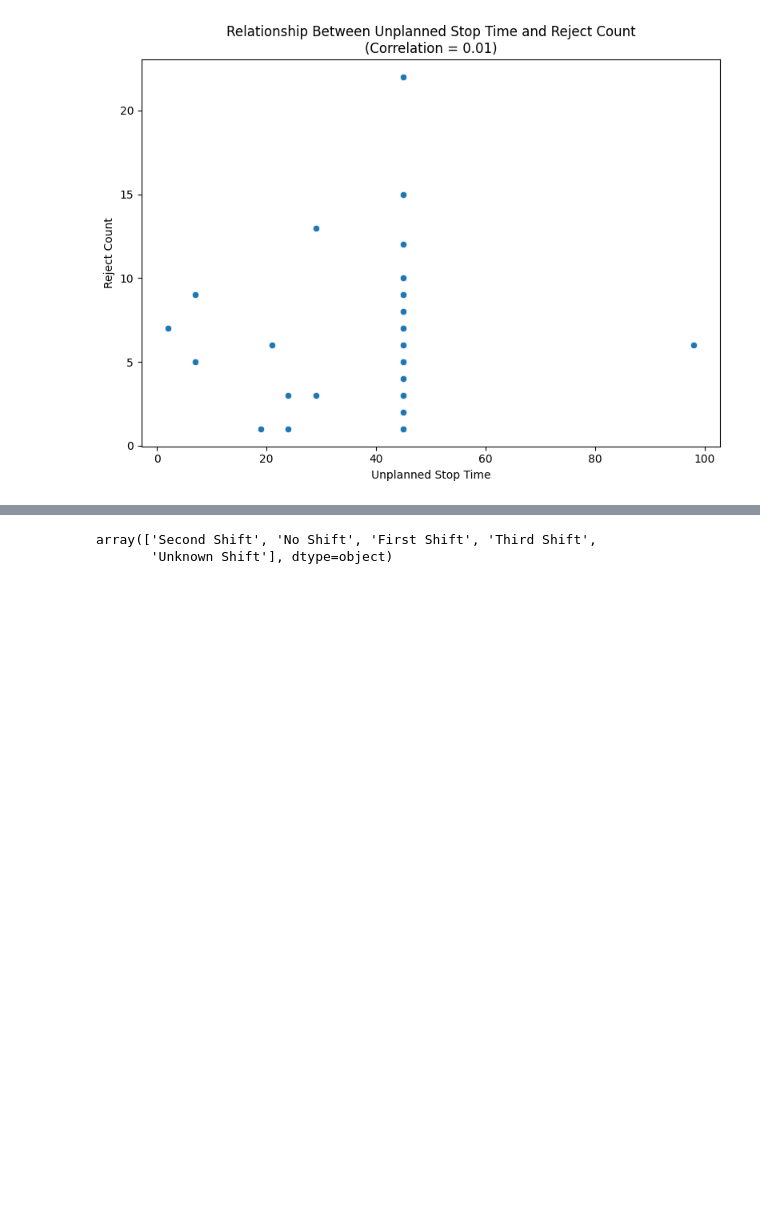
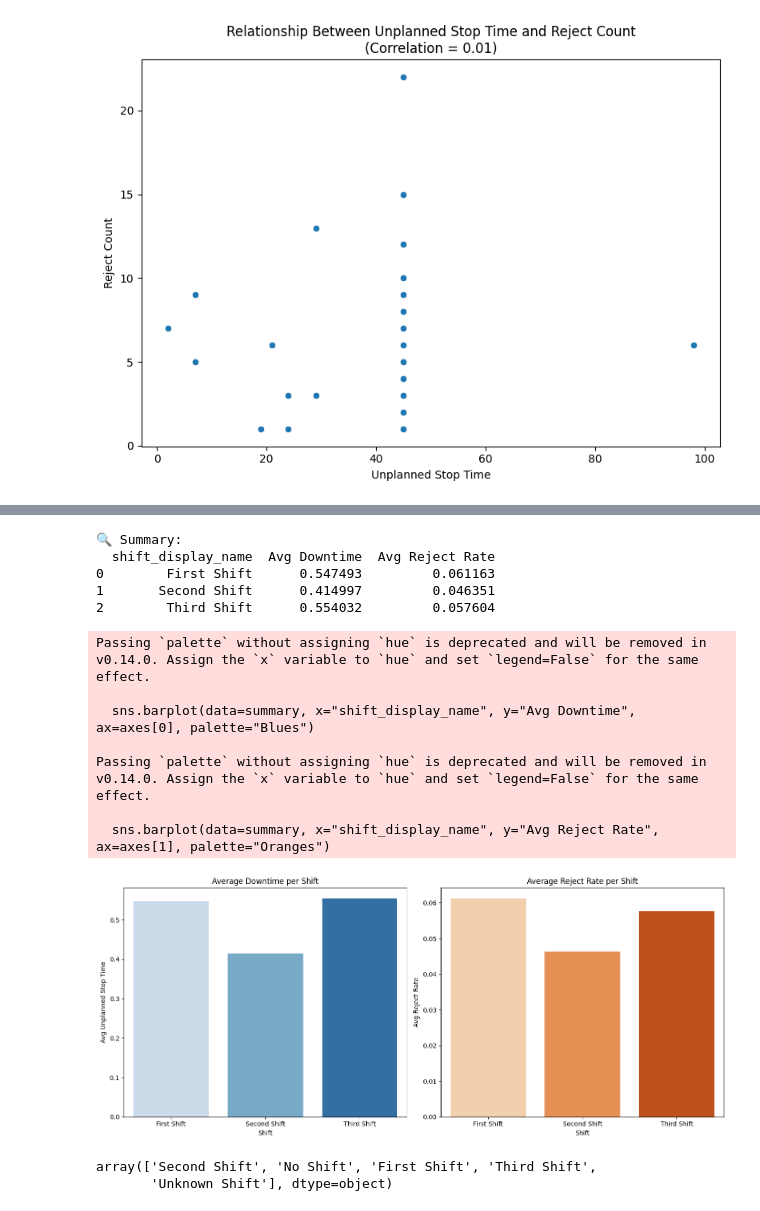
Before and after one commit to sathwika1898/Production_analysis, a Jupyter notebook: production_analysis.ipynb, the cells around one changed output, grey strips where cells are left out. Cells and saved outputs as stored; diff of their text form; code cells hidden in the pictures; blank space fills up the shorter version.

```diff
--- a/production_analysis.ipynb
+++ b/production_analysis.ipynb
@@ -685,3 +656,63 @@ Passing `palette` without assigning `hue` is deprecated and will be removed in v
+# %%
+import pandas as pd
+import matplotlib.pyplot as plt
+import seaborn as sns
+
+# Step 1: Calculate reject rate and total count safely
+df["total_count"] = df["good_count"] + df["reject_count"]
+df = df[df["total_count"] > 0]
+df["reject_rate"] = df["reject_count"] / df["total_count"]
+
+# Step 2: Filter valid shifts and unplanned_stop_time
+valid_shifts = ["First Shift", "Second Shift", "Third Shift"]
+df_filtered = df[
+    df["shift_display_name"].isin(valid_shifts) &
+    df["unplanned_stop_time"].notna()
+]
+
+# Step 3: Group by shift and compute average metrics
+summary = df_filtered.groupby("shift_display_name").agg({
+    "unplanned_stop_time": "mean",
+    "reject_rate": "mean"
+}).rename(columns={
+    "unplanned_stop_time": "Avg Downtime",
+    "reject_rate": "Avg Reject Rate"
+}).reset_index()
+
+print("🔍 Summary:")
+print(summary)
+
+# Step 4: Plot using seaborn
+fig, axes = plt.subplots(1, 2, figsize=(14, 6))
+
+# Avg Downtime bar plot
+sns.barplot(data=summary, x="shift_display_name", y="Avg Downtime", ax=axes[0], palette="Blues")
+axes[0].set_title("Average Downtime per Shift")
+axes[0].set_xlabel("Shift")
+axes[0].set_ylabel("Avg Unplanned Stop Time")
+
+# Avg Reject Rate bar plot
+sns.barplot(data=summary, x="shift_display_name", y="Avg Reject Rate", ax=axes[1], palette="Oranges")
+axes[1].set_title("Average Reject Rate per Shift")
+axes[1].set_xlabel("Shift")
+axes[1].set_ylabel("Avg Reject Rate")
+
+plt.tight_layout()
+plt.show()
+# %% [output]
+🔍 Summary:
+  shift_display_name  Avg Downtime  Avg Reject Rate
+0        First Shift      0.547493         0.061163
+1       Second Shift      0.414997         0.046351
+2        Third Shift      0.554032         0.057604
+Passing `palette` without assigning `hue` is deprecated and will be removed in v0.14.0. Assign the `x` variable to `hue` and set `legend=False` for the same effect.
+
+  sns.barplot(data=summary, x="shift_display_name", y="Avg Downtime", ax=axes[0], palette="Blues")
+
+Passing `palette` without assigning `hue` is deprecated and will be removed in v0.14.0. Assign the `x` variable to `hue` and set `legend=False` for the same effect.
+
+  sns.barplot(data=summary, x="shift_display_name", y="Avg Reject Rate", ax=axes[1], palette="Oranges")
+[figure, added]
 # %%
 df['shift_display_name'].unique()
 # %% [output]
```
Also changed, not shown: parts of 10 cells of this notebook.
